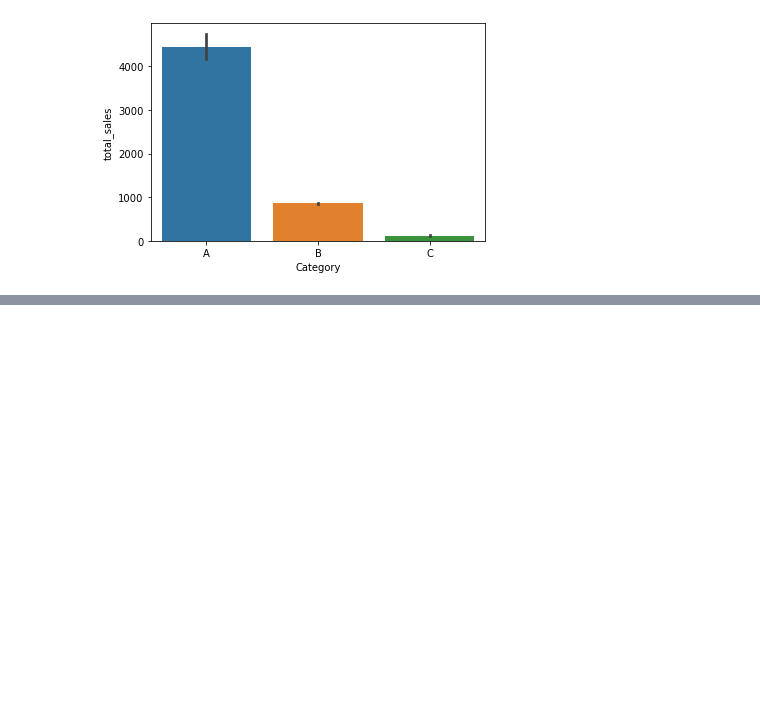
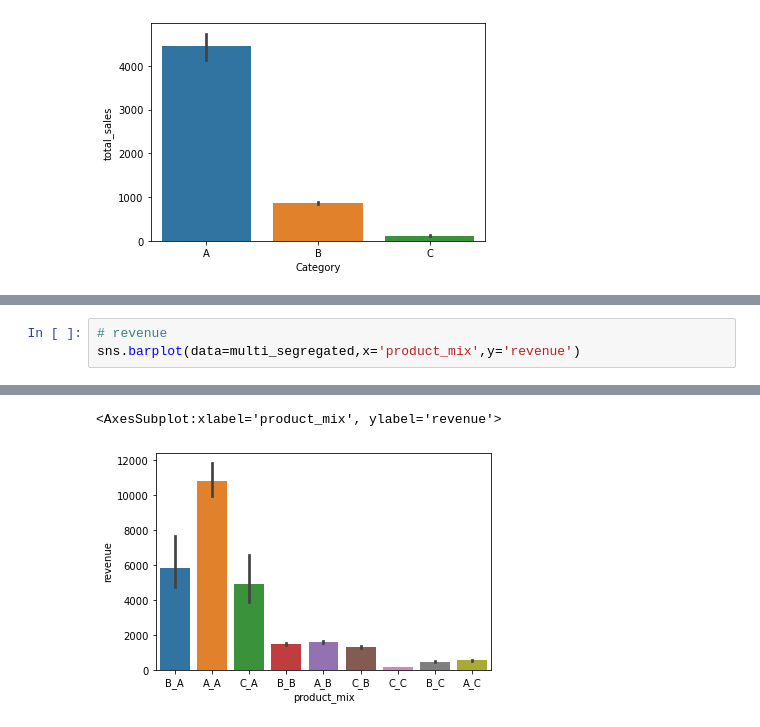
Before and after one commit to Naveen-janakiraman/Projects, a Jupyter notebook: Supply chain datascience- ABC Analysis.ipynb, the cells around one changed output, grey strips where cells are left out. Saved outputs shown, nothing was run; the diff lists cells and outputs as text; blank space fills up the shorter version.

```diff
--- a/Supply chain datascience- ABC Analysis.ipynb
+++ b/Supply chain datascience- ABC Analysis.ipynb
@@ -164,0 +197,4 @@ sns.barplot(x='Category',y='total_sales',data=segregated)
+# %%
+# revenue
+sns.barplot(data=multi_segregated,x='product_mix',y='revenue')
+# %% [output]
@@ -164,0 +202,2 @@ sns.barplot(x='Category',y='total_sales',data=segregated)
+<AxesSubplot:xlabel='product_mix', ylabel='revenue'>
+[figure, added]
```
Also changed, not shown: parts of 21 cells of this notebook.
